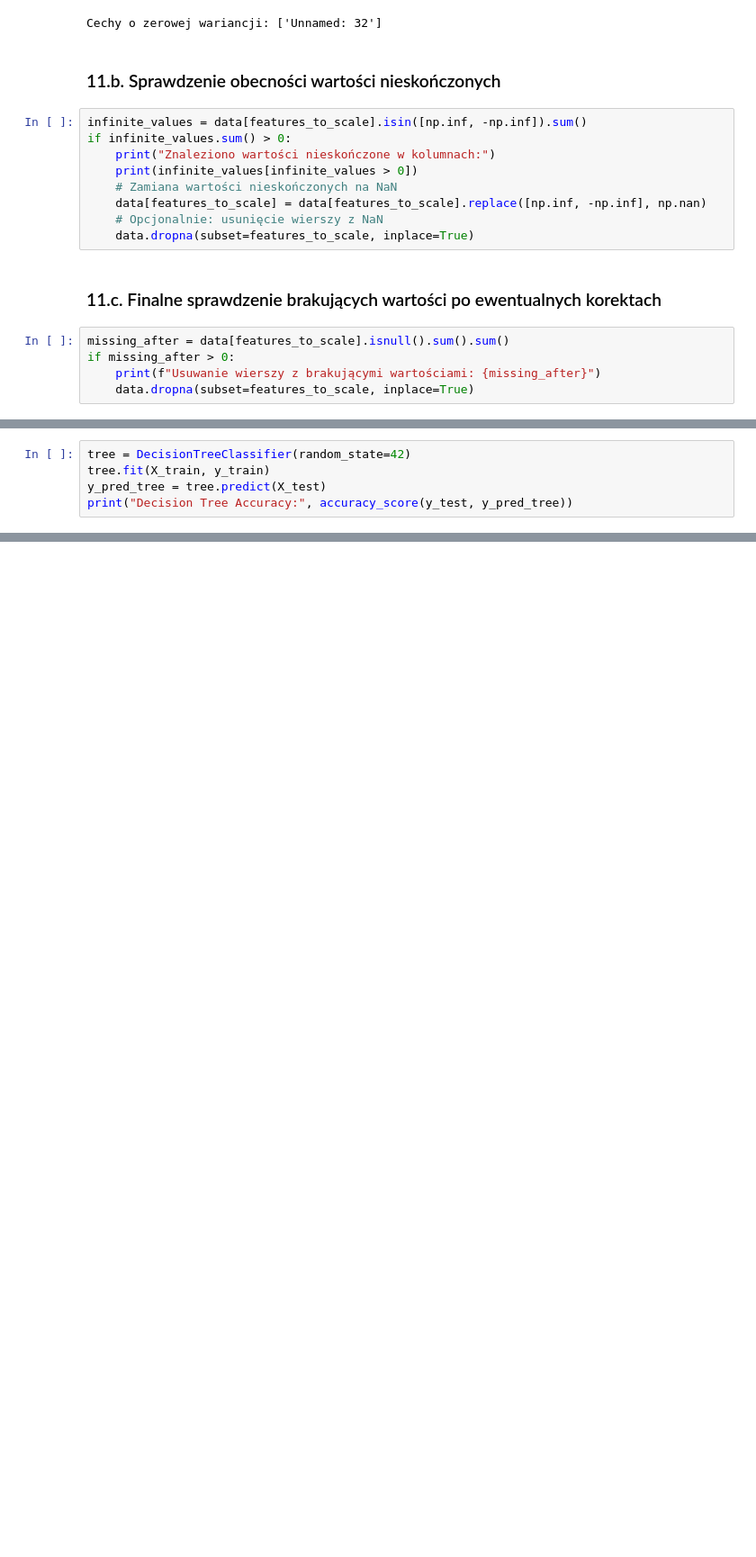
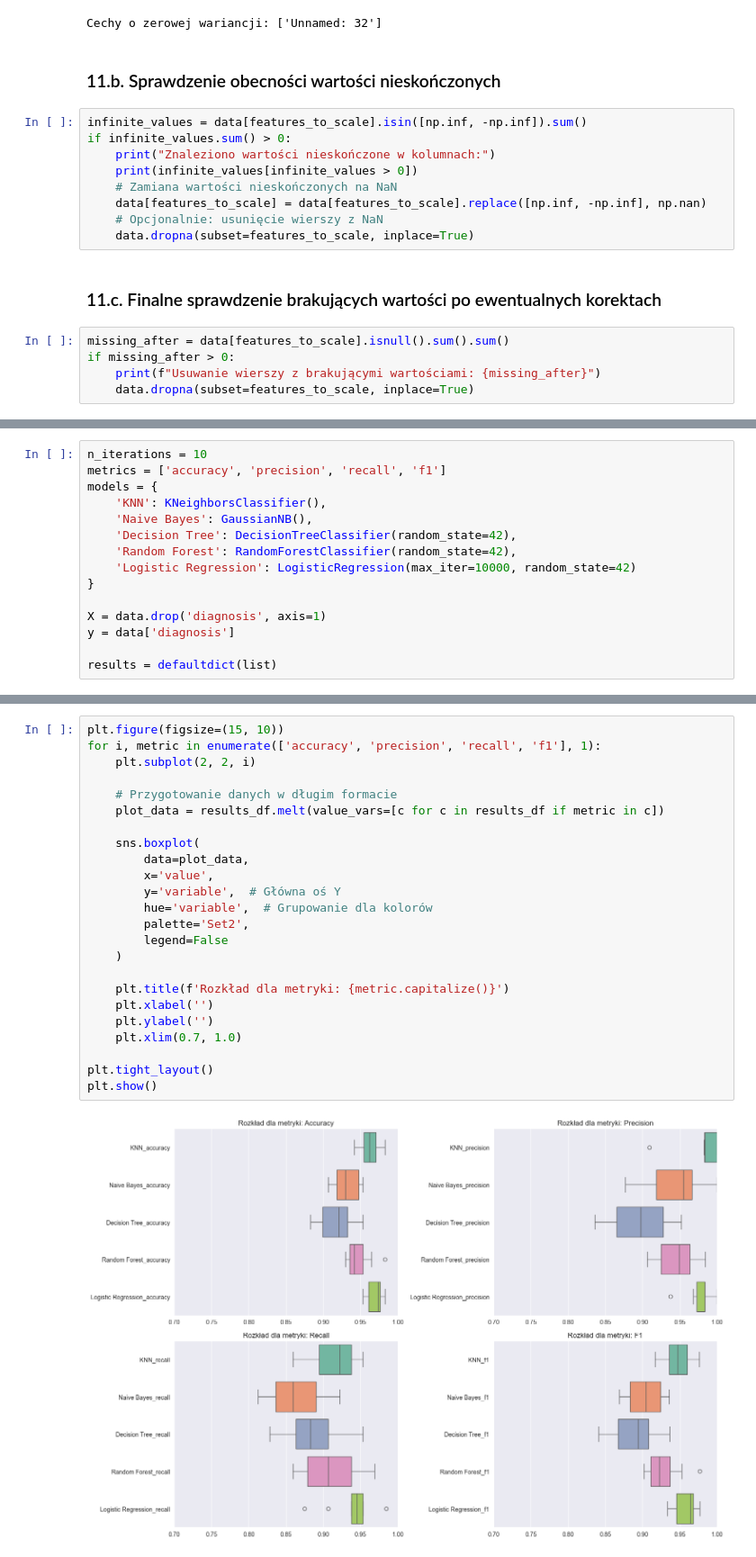
Before and after one commit to nesterova-p/Data_Analysis_and_Classification, a Jupyter notebook: Breast_Cancer_Diagnostic.ipynb, the cells around one changed output, grey strips where cells are left out. Shown: that part at 90% size. Cells and saved outputs as stored; diff of their text form; blank space fills up the shorter version.

Commit message:
Updated Classifier

```diff
--- a/Breast_Cancer_Diagnostic.ipynb
+++ b/Breast_Cancer_Diagnostic.ipynb
@@ -352,5 +210,0 @@ Naive Bayes Accuracy: 0.9649122807017544
-# %%
-tree = DecisionTreeClassifier(random_state=42)
-tree.fit(X_train, y_train)
-y_pred_tree = tree.predict(X_test)
-print("Decision Tree Accuracy:", accuracy_score(y_test, y_pred_tree))
@@ -388,0 +236,15 @@ weighted avg       0.95      0.95      0.95       114
+# %%
+n_iterations = 10
+metrics = ['accuracy', 'precision', 'recall', 'f1']
+models = {
+    'KNN': KNeighborsClassifier(),
+    'Naive Bayes': GaussianNB(),
+    'Decision Tree': DecisionTreeClassifier(random_state=42),
+    'Random Forest': RandomForestClassifier(random_state=42),
+    'Logistic Regression': LogisticRegression(max_iter=10000, random_state=42)
+}
+
+X = data.drop('diagnosis', axis=1)
+y = data['diagnosis']
+
+results = defaultdict(list)
@@ -388,0 +353,26 @@ weighted avg       0.95      0.95      0.95       114
+# %%
+plt.figure(figsize=(15, 10))
+for i, metric in enumerate(['accuracy', 'precision', 'recall', 'f1'], 1):
+    plt.subplot(2, 2, i)
+
+    # Przygotowanie danych w długim formacie
+    plot_data = results_df.melt(value_vars=[c for c in results_df if metric in c])
+
+    sns.boxplot(
+        data=plot_data,
+        x='value',
+        y='variable',  # Główna oś Y
+        hue='variable',  # Grupowanie dla kolorów
+        palette='Set2',
+        legend=False
+    )
+
+    plt.title(f'Rozkład dla metryki: {metric.capitalize()}')
+    plt.xlabel('')
+    plt.ylabel('')
+    plt.xlim(0.7, 1.0)
+
+plt.tight_layout()
+plt.show()
+# %% [output]
+[figure, added]
```
Also changed, not shown: parts of 56 cells of this notebook.
